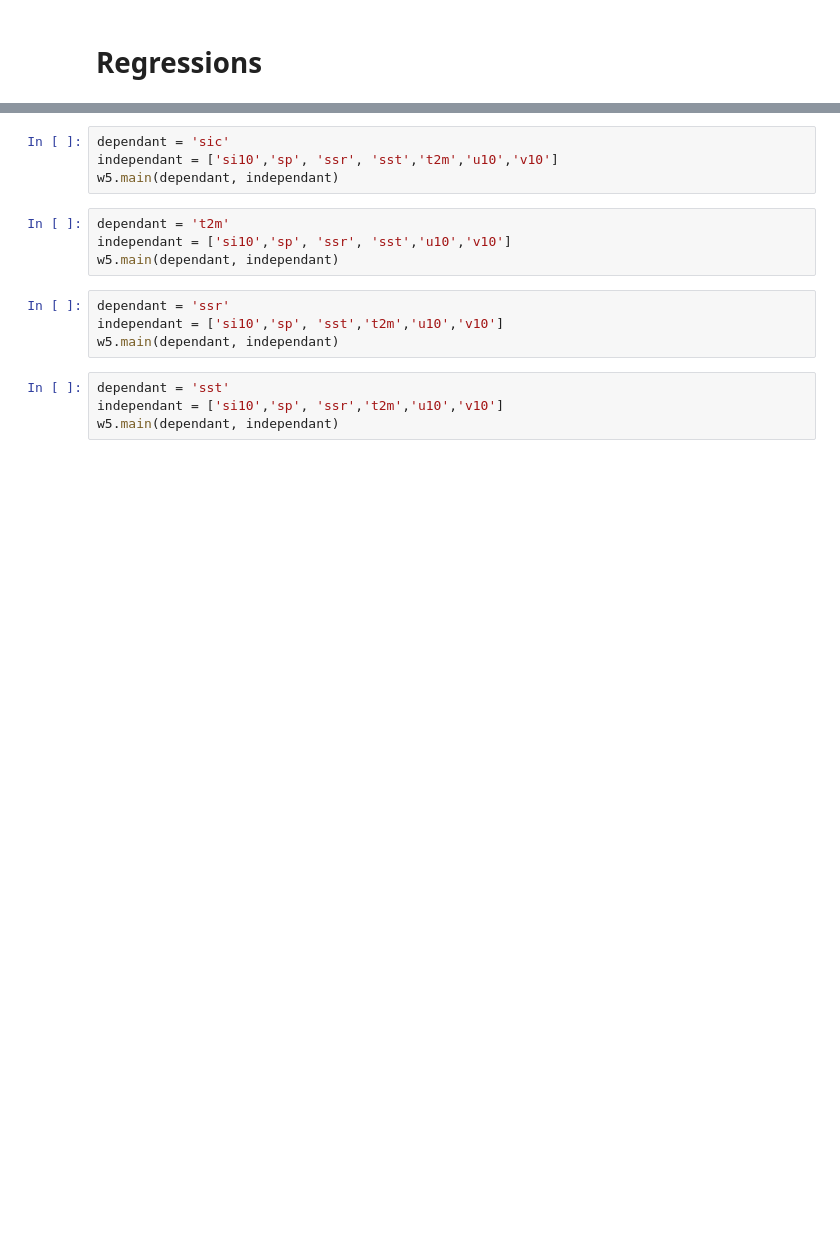
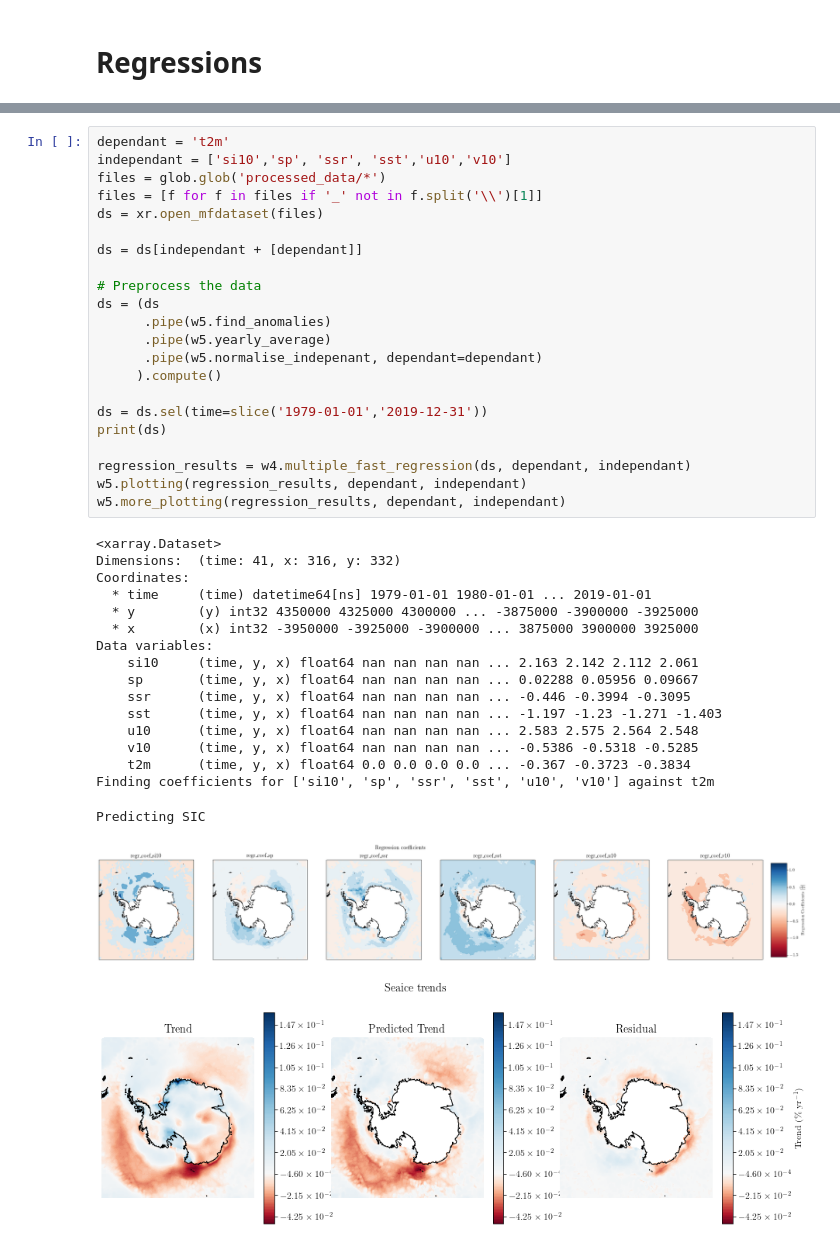
Before and after one commit to hjelleyman/Antarctica-M.2, a Jupyter notebook: 2 Regression Analysis.ipynb, the cells around one changed output, grey strips where cells are left out. Cells and saved outputs as stored; diff of their text form; blank space fills up the shorter version.

```diff
--- a/2 Regression Analysis.ipynb
+++ b/2 Regression Analysis.ipynb
@@ -68,16 +131,41 @@ w5.more_plotting(regression_results, 'sic', x_surface)
-# %%
-dependant = 'sic'
-independant = ['si10','sp', 'ssr', 'sst','t2m','u10','v10']
-w5.main(dependant, independant)
-# %%
-dependant = 't2m'
-independant = ['si10','sp', 'ssr', 'sst','u10','v10']
-w5.main(dependant, independant)
-# %%
-dependant = 'ssr'
-independant = ['si10','sp', 'sst','t2m','u10','v10']
-w5.main(dependant, independant)
-# %%
-dependant = 'sst'
-independant = ['si10','sp', 'ssr','t2m','u10','v10']
-w5.main(dependant, independant)
+# %%
+dependant = 't2m'
+independant = ['si10','sp', 'ssr', 'sst','u10','v10']
+files = glob.glob('processed_data/*')
+files = [f for f in files if '_' not in f.split('\\')[1]]
+ds = xr.open_mfdataset(files)
+
+ds = ds[independant + [dependant]]
+
+# Preprocess the data
+ds = (ds
+      .pipe(w5.find_anomalies)
+      .pipe(w5.yearly_average)
+      .pipe(w5.normalise_indepenant, dependant=dependant)
+     ).compute()
+
+ds = ds.sel(time=slice('1979-01-01','2019-12-31'))
+print(ds)
+
+regression_results = w4.multiple_fast_regression(ds, dependant, independant)
+w5.plotting(regression_results, dependant, independant)
+w5.more_plotting(regression_results, dependant, independant)
+# %% [output]
+<xarray.Dataset>
+Dimensions:  (time: 41, x: 316, y: 332)
+Coordinates:
+  * time     (time) datetime64[ns] 1979-01-01 1980-01-01 ... 2019-01-01
+  * y        (y) int32 4350000 4325000 4300000 ... -3875000 -3900000 -3925000
+  * x        (x) int32 -3950000 -3925000 -3900000 ... 3875000 3900000 3925000
+Data variables:
+    si10     (time, y, x) float64 nan nan nan nan ... 2.163 2.142 2.112 2.061
+    sp       (time, y, x) float64 nan nan nan nan ... 0.02288 0.05956 0.09667
+    ssr      (time, y, x) float64 nan nan nan nan ... -0.446 -0.3994 -0.3095
+    sst      (time, y, x) float64 nan nan nan nan ... -1.197 -1.23 -1.271 -1.403
+    u10      (time, y, x) float64 nan nan nan nan ... 2.583 2.575 2.564 2.548
+    v10      (time, y, x) float64 nan nan nan nan ... -0.5386 -0.5318 -0.5285
+    t2m      (time, y, x) float64 0.0 0.0 0.0 0.0 ... -0.367 -0.3723 -0.3834
+Finding coefficients for ['si10', 'sp', 'ssr', 'sst', 'u10', 'v10'] against t2m
+Predicting SIC
+[figure, added]
+[figure, added]
```
Also changed, not shown: parts of 11 cells of this notebook, 2 other files.
